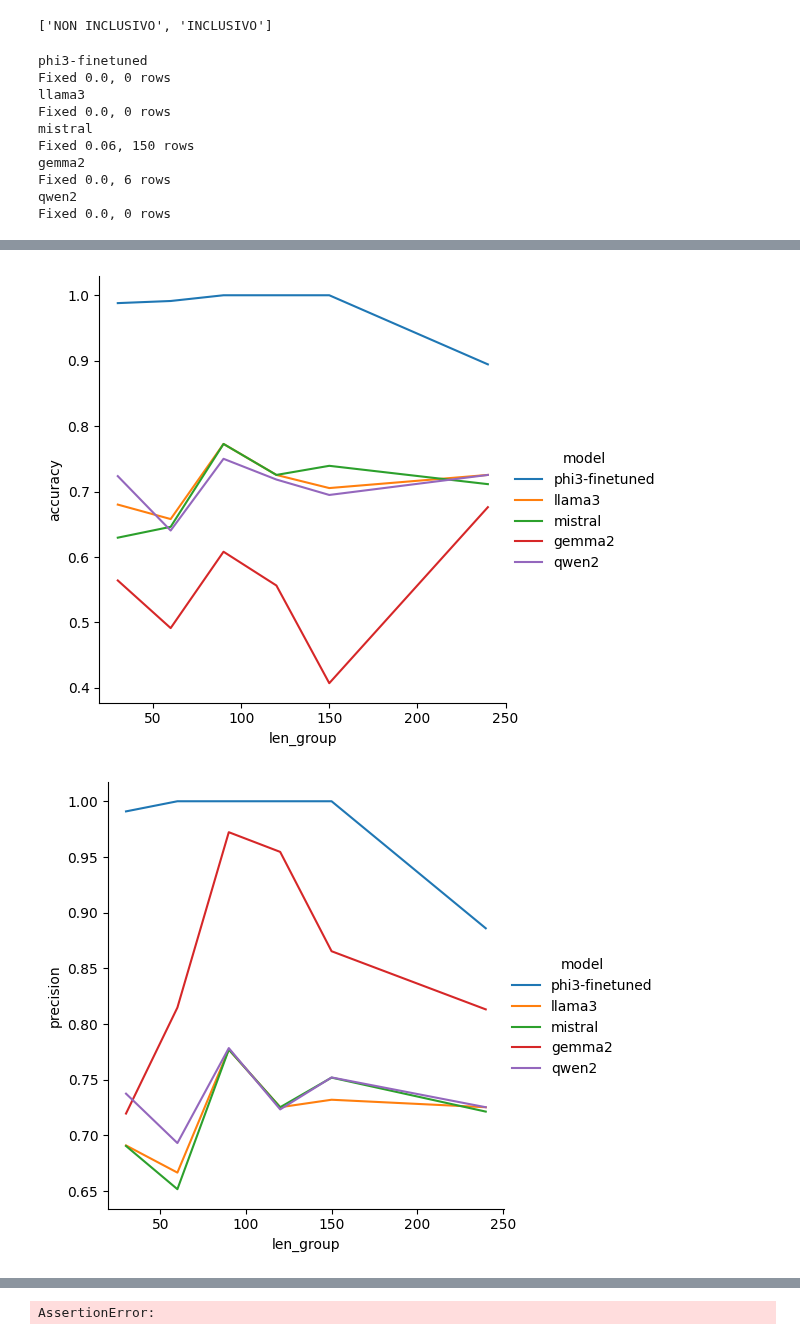
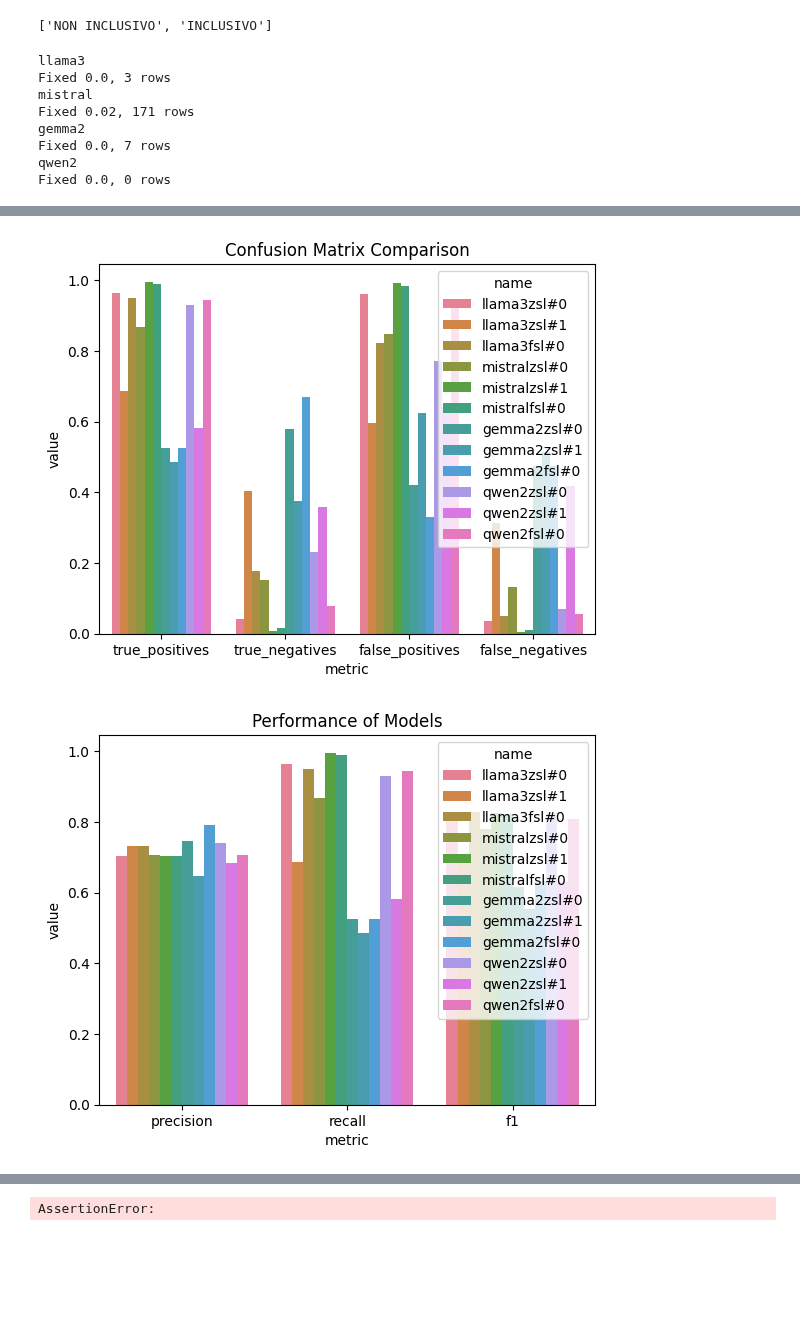
Before and after one commit to tommasoromano/unimi-language-detection, a Jupyter notebook: analysis.ipynb, the cells around one changed output, grey strips where cells are left out. Drawn from its saved outputs; the diff is of its cells as text; code cells hidden in the pictures; blank space fills up the shorter version.

```diff
--- a/analysis.ipynb
+++ b/analysis.ipynb
@@ -63,7 +63,7 @@ dfs_all = []
 dfs_by_len = []
 # df = pd.read_csv(f'results/{model}_split-long-v0.csv')
 for model in [
-"phi3-finetuned",
+# "phi3-finetuned",
 "llama3",
 "mistral",
 "gemma2",
@@ -78,32 +78,35 @@ for model in [
         df = fix_df_model_response(df, model)
         # confusion_matrix(df)
         df = make_df_len(df)
-        dfs_all.append((df,model))
-        for l in df['len_group'].unique():
-            df_ = df[df['len_group'] == l]
-            dfs_by_len.append((df_,f"{model}_{l}"))
+        for p in df['prompt_id'].unique():
+            df_ = df[df['prompt_id'] == p]
+            dfs_all.append((df_,model+p))
+            for l in df['len_group'].unique():
+                df_l = df_[df_['len_group'] == l]
+                dfs_by_len.append((df_l,f"{model+p}_{l}"))
     except Exception as e:
         print(model, e)
 
 plot_len_groups(dfs_all)
 df_all_metrics = metrics_of_dfs(dfs_all)
+plot_compare_matrix(df_all_metrics)
+plot_compare_performance_models(df_all_metrics)
 df_len_metrics = metrics_of_dfs(dfs_by_len)
 df_metrics_fix = fix_df_len_metrics(df_len_metrics)
-plot_len_metrics(df_metrics_fix, "accuracy")
 plot_len_metrics(df_metrics_fix, "precision")
+plot_len_metrics(df_metrics_fix, "recall")
+plot_len_metrics(df_metrics_fix, "f1")
 
 # plot_mult_metrics(df_metrics, [
 #     "pred/gt_pos%",
 #     "pred/gt_neg%",
 #     ])
 # %% [output]
-phi3-finetuned
-Fixed 0.0, 0 rows
 llama3
-Fixed 0.0, 0 rows
+Fixed 0.0, 3 rows
 mistral
-Fixed 0.06, 150 rows
+Fixed 0.02, 171 rows
 gemma2
-Fixed 0.0, 6 rows
+Fixed 0.0, 7 rows
 qwen2
 Fixed 0.0, 0 rows
@@ -111,2 +114,2 @@ Fixed 0.0, 0 rows
-[figure, old version]
+[figure, new version]
-[figure, old version]
+[figure, new version]
```
Also changed, not shown: parts of 1 cell of this notebook, 6 other files.
